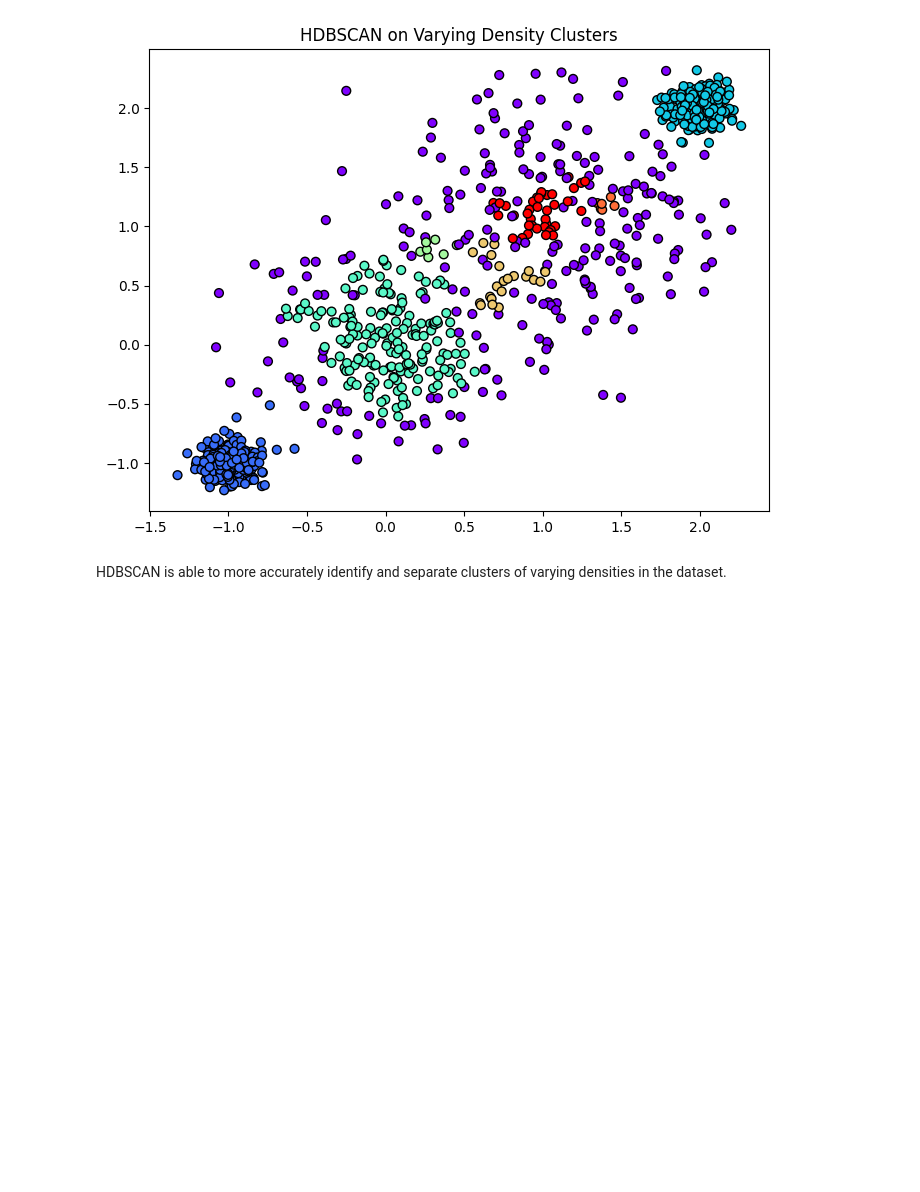
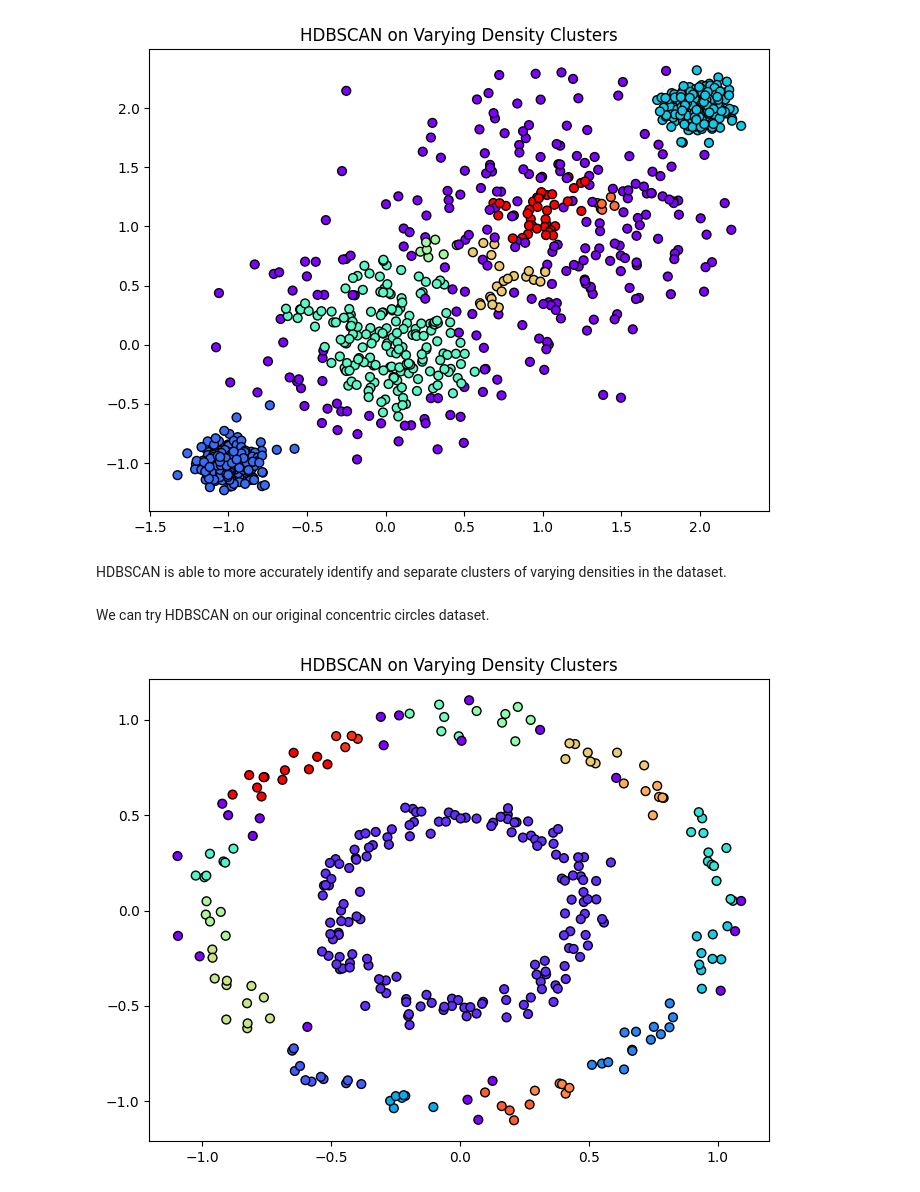
Before and after one commit to swapnilin/DBSCAN-Clustering, a Jupyter notebook: DBSCAN.ipynb, the cells around one changed output. Drawn from its saved outputs; the diff is of its cells as text; code cells hidden in the pictures; blank space fills up the shorter version.

```diff
--- a/DBSCAN.ipynb
+++ b/DBSCAN.ipynb
@@ -191,3 +191,20 @@ plt.show()
 [figure]
 # %% [markdown]
 HDBSCAN is able to more accurately identify and separate clusters of varying densities in the dataset.
+# %% [markdown]
+We can try HDBSCAN on our original concentric circles dataset.
+# %%
+# Generate synthetic data with concentric circles
+X, y = make_circles(n_samples=300, factor=.5, noise=.05)
+
+# Apply HDBSCAN clustering
+clusterer = hdbscan.HDBSCAN(min_cluster_size=3, gen_min_span_tree=True)
+hdbscan_labels = clusterer.fit_predict(X)
+
+# Plot the results
+plt.figure(figsize=(8, 6))
+plt.scatter(X[:, 0], X[:, 1], c=hdbscan_labels, cmap='rainbow', edgecolor='k', s=40)
+plt.title('HDBSCAN on Varying Density Clusters')
+plt.show()
+# %% [output]
+[figure, added]
```
